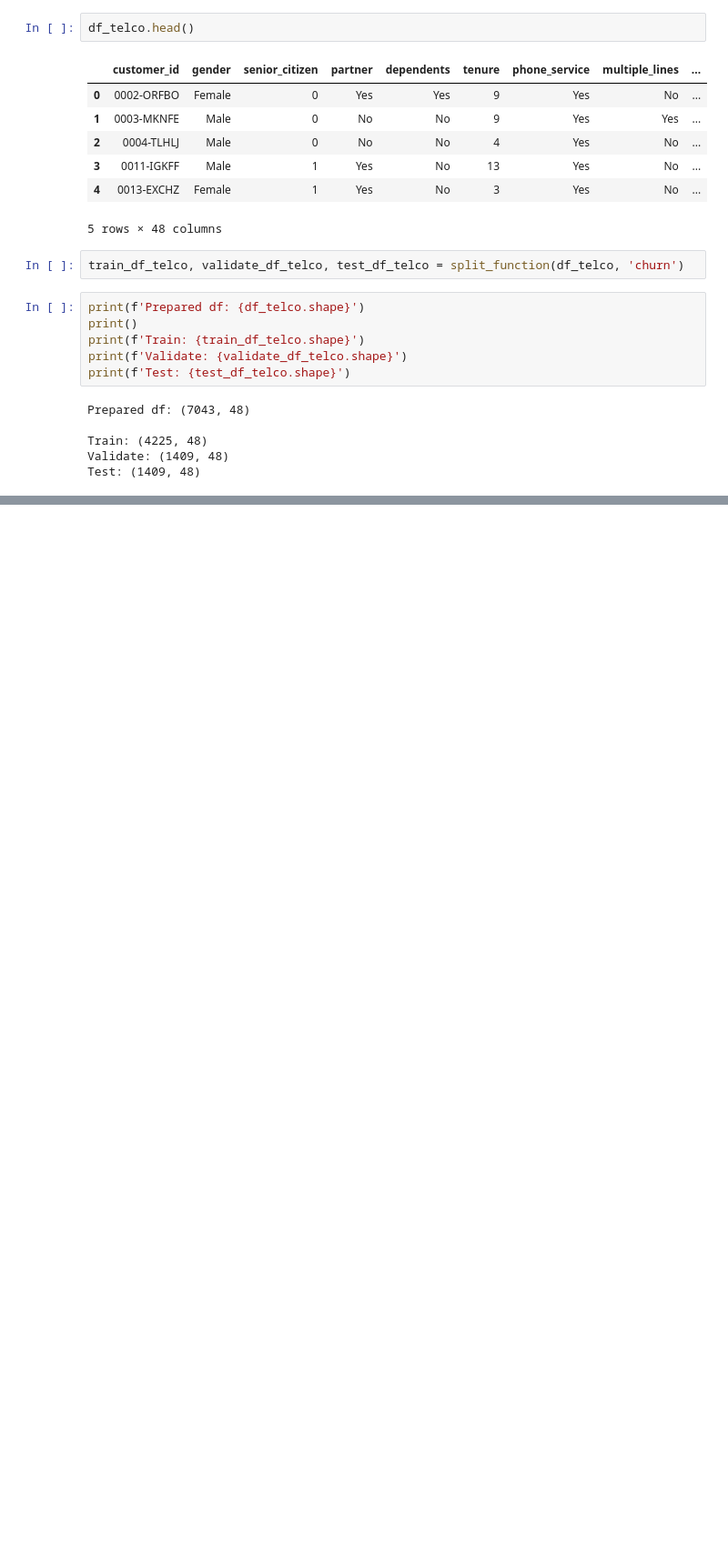
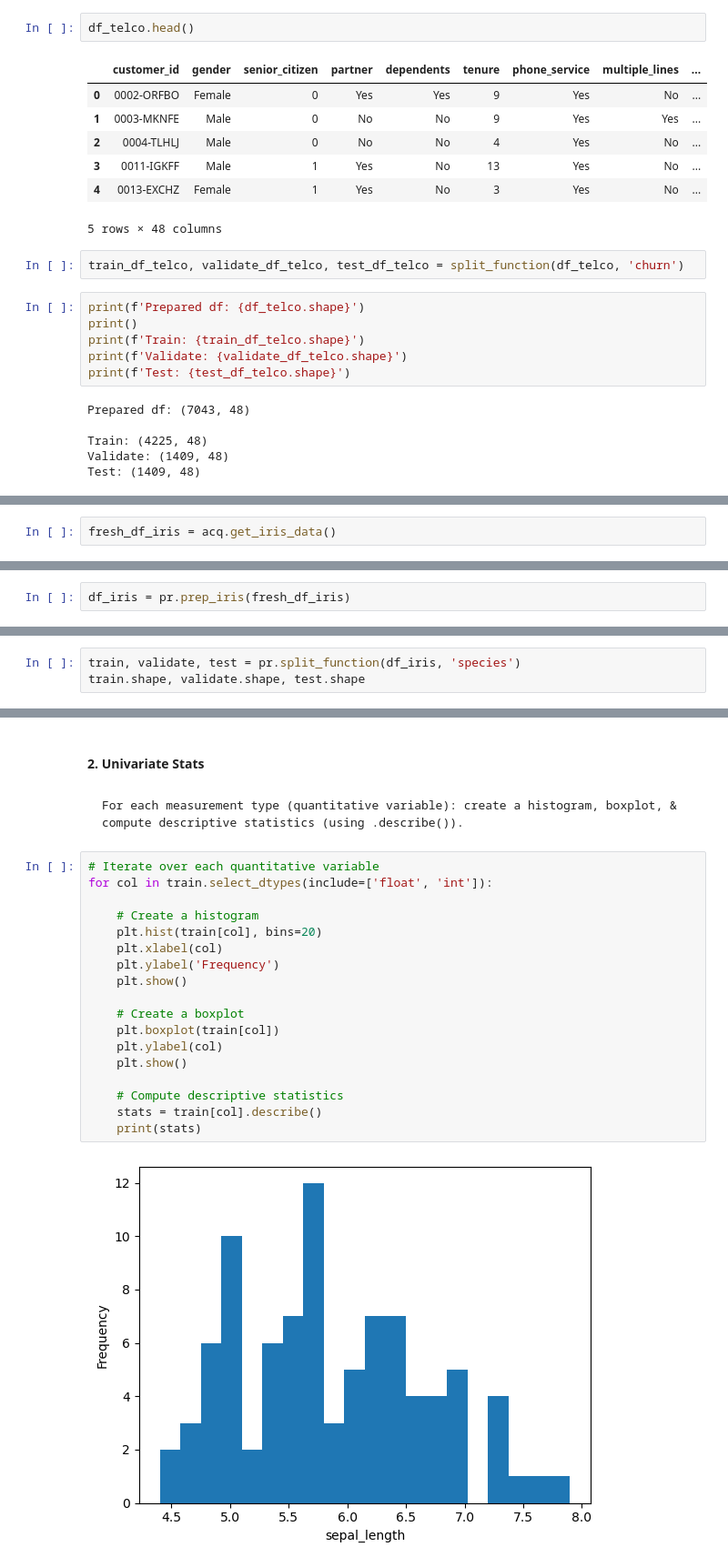
Before and after one commit to rosendo-lugo/classification-exercises, a Jupyter notebook: classification_exercises.ipynb, the cells around one changed output, grey strips where cells are left out. Shown at 91% size. Cells and saved outputs as stored; diff of their text form; blank space fills up the shorter version.

Commit message:
Modified the acquire, prepara, untitled, tidy data and classification exercises

```diff
--- a/classification_exercises.ipynb
+++ b/classification_exercises.ipynb
@@ -1148,0 +1172,2 @@ Test: (1409, 48)
+# %%
+fresh_df_iris = acq.get_iris_data()
@@ -1148,0 +1176,2 @@ Test: (1409, 48)
+# %%
+df_iris = pr.prep_iris(fresh_df_iris)
@@ -1148,0 +1194,3 @@ Test: (1409, 48)
+# %%
+train, validate, test = pr.split_function(df_iris, 'species')
+train.shape, validate.shape, test.shape
@@ -1148,0 +1258,24 @@ Test: (1409, 48)
+# %% [markdown]
+#### 2. Univariate Stats
+# %% [markdown]
+    For each measurement type (quantitative variable): create a histogram, boxplot, & compute descriptive statistics (using .describe()).
+# %%
+# Iterate over each quantitative variable
+for col in train.select_dtypes(include=['float', 'int']):
+
+    # Create a histogram
+    plt.hist(train[col], bins=20)
+    plt.xlabel(col)
+    plt.ylabel('Frequency')
+    plt.show()
+
+    # Create a boxplot
+    plt.boxplot(train[col])
+    plt.ylabel(col)
+    plt.show()
+
+    # Compute descriptive statistics
+    stats = train[col].describe()
+    print(stats)
+# %% [output]
+[figure, added]
```
Also changed, not shown: parts of 31 cells of this notebook, 4 other files.
